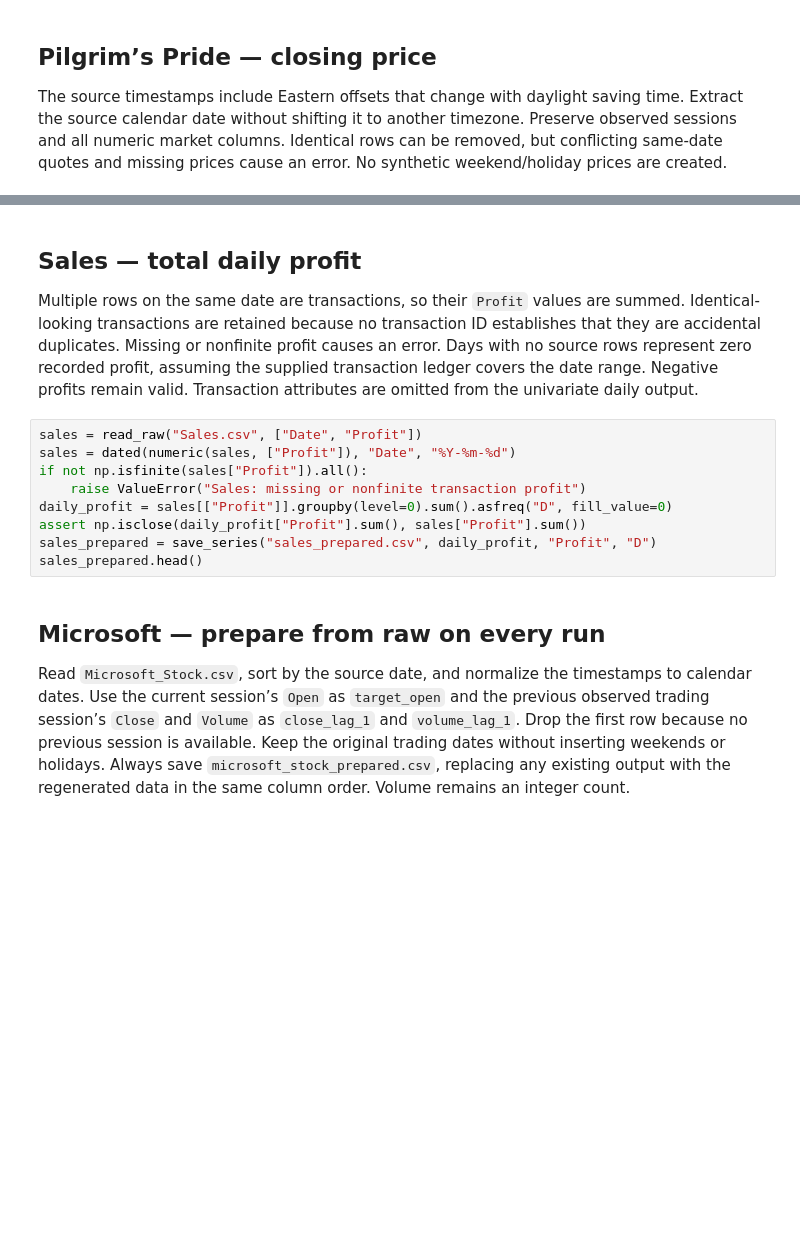
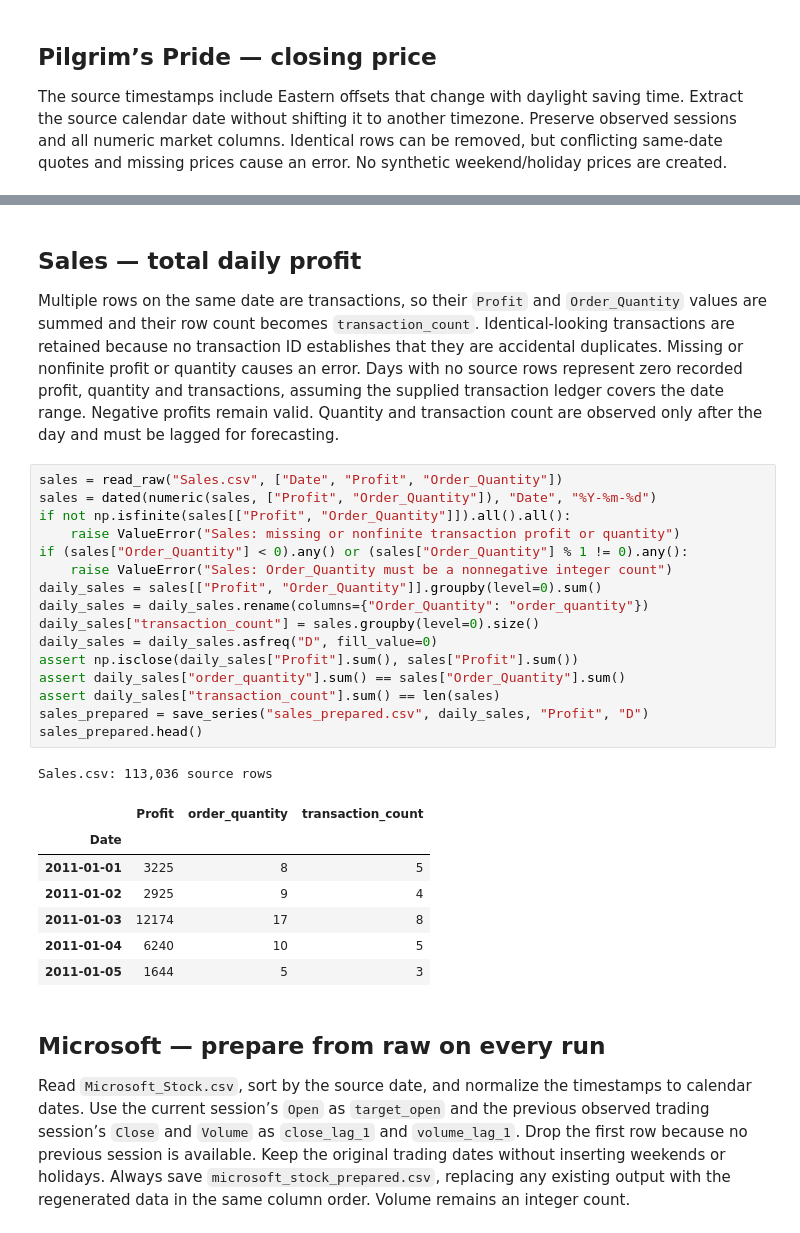
Before and after one commit to sosogasp/series-temporais, a Jupyter notebook: prepare_bases.ipynb, the cells around one changed output, grey strips where cells are left out. Cells and saved outputs as stored; diff of their text form; blank space fills up the shorter version.

```diff
--- a/prepare_bases.ipynb
+++ b/prepare_bases.ipynb
@@ -125,16 +162,32 @@ brazil.head()
 # %% [markdown]
 ## Sales — total daily profit
 
-Multiple rows on the same date are transactions, so their `Profit` values are summed. Identical-looking transactions are retained because no transaction ID establishes that they are accidental duplicates. Missing or nonfinite profit causes an error. Days with no source rows represent zero recorded profit, assuming the supplied transaction ledger covers the date range. Negative profits remain valid. Transaction attributes are omitted from the univariate daily output.
+Multiple rows on the same date are transactions, so their `Profit` and `Order_Quantity` values are summed and their row count becomes `transaction_count`. Identical-looking transactions are retained because no transaction ID establishes that they are accidental duplicates. Missing or nonfinite profit or quantity causes an error. Days with no source rows represent zero recorded profit, quantity and transactions, assuming the supplied transaction ledger covers the date range. Negative profits remain valid. Quantity and transaction count are observed only after the day and must be lagged for forecasting.
 # %%
-sales = read_raw("Sales.csv", ["Date", "Profit"])
-sales = dated(numeric(sales, ["Profit"]), "Date", "%Y-%m-%d")
-if not np.isfinite(sales["Profit"]).all():
-    raise ValueError("Sales: missing or nonfinite transaction profit")
-daily_profit = sales[["Profit"]].groupby(level=0).sum().asfreq("D", fill_value=0)
-assert np.isclose(daily_profit["Profit"].sum(), sales["Profit"].sum())
-sales_prepared = save_series("sales_prepared.csv", daily_profit, "Profit", "D")
+sales = read_raw("Sales.csv", ["Date", "Profit", "Order_Quantity"])
+sales = dated(numeric(sales, ["Profit", "Order_Quantity"]), "Date", "%Y-%m-%d")
+if not np.isfinite(sales[["Profit", "Order_Quantity"]]).all().all():
+    raise ValueError("Sales: missing or nonfinite transaction profit or quantity")
+if (sales["Order_Quantity"] < 0).any() or (sales["Order_Quantity"] % 1 != 0).any():
+    raise ValueError("Sales: Order_Quantity must be a nonnegative integer count")
+daily_sales = sales[["Profit", "Order_Quantity"]].groupby(level=0).sum()
+daily_sales = daily_sales.rename(columns={"Order_Quantity": "order_quantity"})
+daily_sales["transaction_count"] = sales.groupby(level=0).size()
+daily_sales = daily_sales.asfreq("D", fill_value=0)
+assert np.isclose(daily_sales["Profit"].sum(), sales["Profit"].sum())
+assert daily_sales["order_quantity"].sum() == sales["Order_Quantity"].sum()
+assert daily_sales["transaction_count"].sum() == len(sales)
+sales_prepared = save_series("sales_prepared.csv", daily_sales, "Profit", "D")
 sales_prepared.head()
+# %% [output]
+Sales.csv: 113,036 source rows
+|  | Profit | order_quantity | transaction_count |
+| Date |  |  |  |
+| 2011-01-01 | 3225 | 8 | 5 |
+| 2011-01-02 | 2925 | 9 | 4 |
+| 2011-01-03 | 12174 | 17 | 8 |
+| 2011-01-04 | 6240 | 10 | 5 |
+| 2011-01-05 | 1644 | 5 | 3 |
 # %% [markdown]
 ## Microsoft — prepare from raw on every run
 
```
Also changed, not shown: parts of 8 cells of this notebook, 3 other files.
